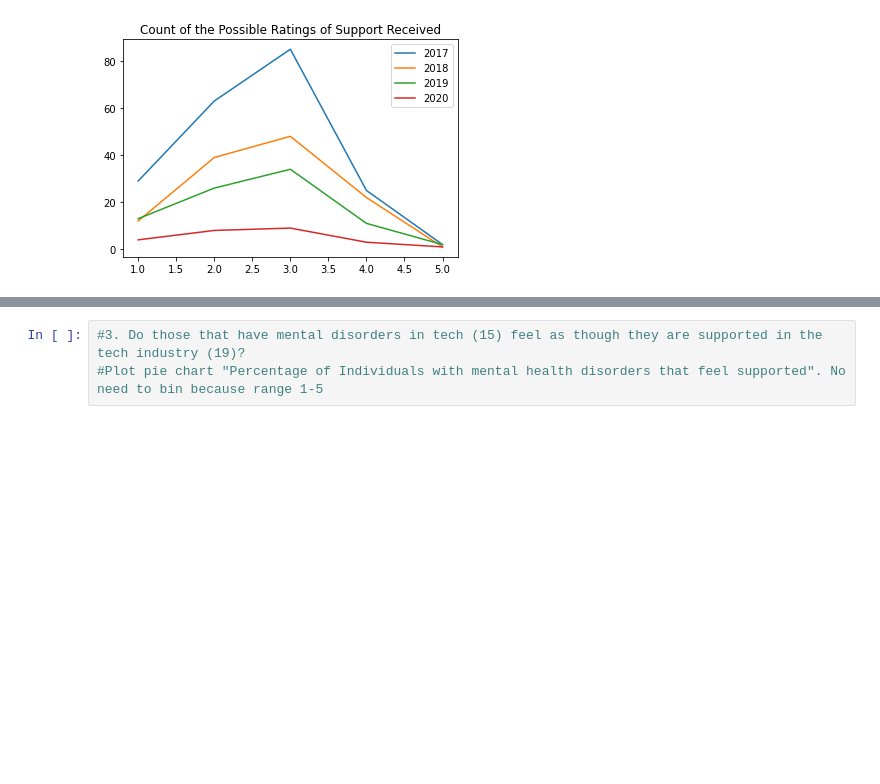
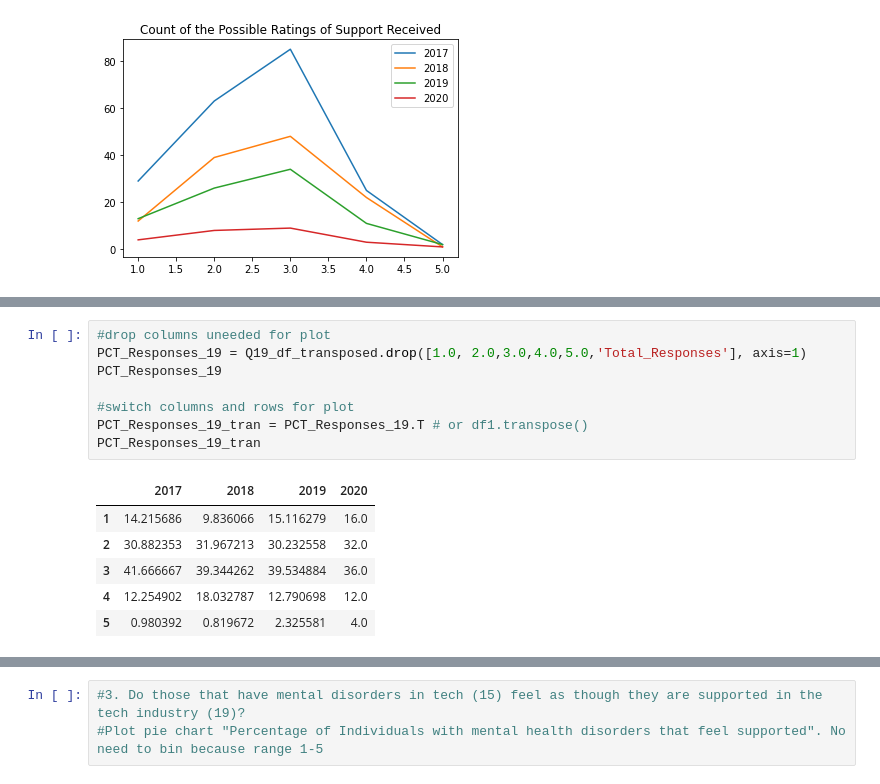
Before and after one commit to bennetyousuf/ProjectOne-MentalHealthinTech, a Jupyter notebook: Working_Notebooks/Mental Health in Tech Data Cleanup_NC.ipynb, the cells around one changed output, grey strips where cells are left out. Cells and saved outputs as stored; diff of their text form; blank space fills up the shorter version.

```diff
--- a/Working_Notebooks/Mental Health in Tech Data Cleanup_NC.ipynb
+++ b/Working_Notebooks/Mental Health in Tech Data Cleanup_NC.ipynb
@@ -399,0 +398,15 @@ Text(0.5, 1.0, 'Count of the Possible Ratings of Support Received')
+# %%
+#drop columns uneeded for plot
+PCT_Responses_19 = Q19_df_transposed.drop([1.0, 2.0,3.0,4.0,5.0,'Total_Responses'], axis=1)
+PCT_Responses_19
+
+#switch columns and rows for plot
+PCT_Responses_19_tran = PCT_Responses_19.T # or df1.transpose()
+PCT_Responses_19_tran
+# %% [output]
+|  | 2017 | 2018 | 2019 | 2020 |
+| 1 | 14.215686 | 9.836066 | 15.116279 | 16.0 |
+| 2 | 30.882353 | 31.967213 | 30.232558 | 32.0 |
+| 3 | 41.666667 | 39.344262 | 39.534884 | 36.0 |
+| 4 | 12.254902 | 18.032787 | 12.790698 | 12.0 |
+| 5 | 0.980392 | 0.819672 | 2.325581 | 4.0 |
```
Also changed, not shown: parts of 7 cells of this notebook.
